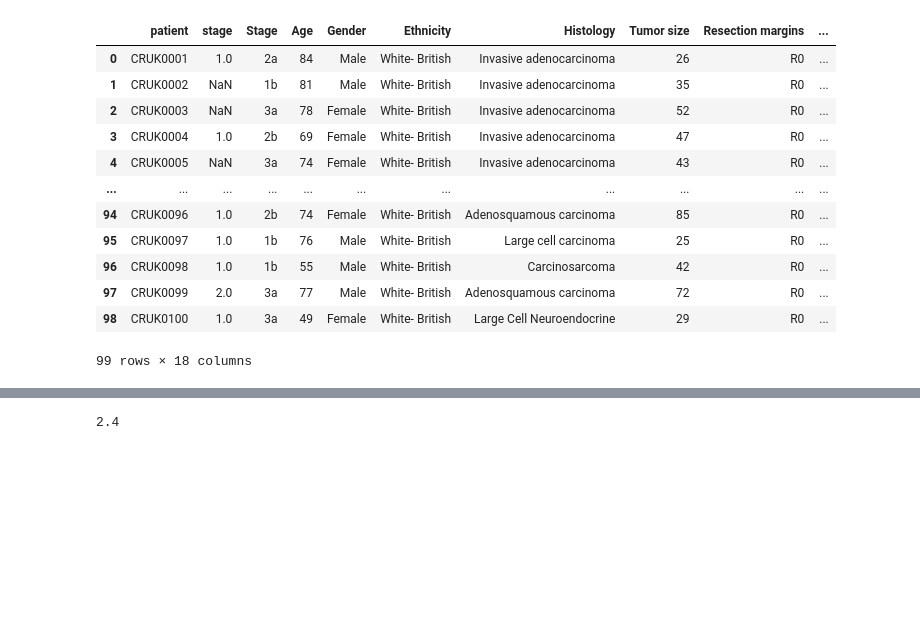
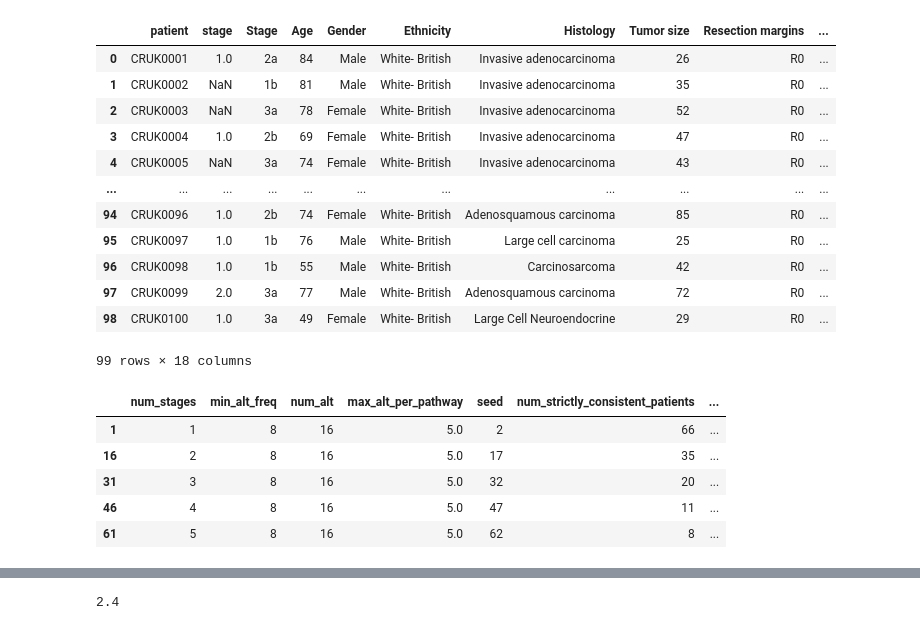
Before and after one commit to sashittal-group/PhyloStage, a Jupyter notebook: notebooks/TRACERx-Results.ipynb, the cells around one changed output, grey strips where cells are left out. Saved outputs shown, nothing was run; the diff lists cells and outputs as text; code cells hidden in the pictures; blank space fills up the shorter version.

```diff
--- a/notebooks/TRACERx-Results.ipynb
+++ b/notebooks/TRACERx-Results.ipynb
@@ -112,3 +112,13 @@ merged_df
 | 97 | CRUK0099 | 2.0 | 3a | 77 | Male | White- British | Adenosquamous carcinoma | 72 | R0 | ... |
 | 98 | CRUK0100 | 1.0 | 3a | 49 | Female | White- British | Large Cell Neuroendocrine | 29 | R0 | ... |
 99 rows × 18 columns
+# %%
+results_df_filt = results_df[(results_df['max_alt_per_pathway'] == 5) & (results_df['min_alt_freq'] == 8)]
+results_df_filt
+# %% [output]
+|  | num_stages | min_alt_freq | num_alt | max_alt_per_pathway | seed | num_strictly_consistent_patients | ... |
+| 1 | 1 | 8 | 16 | 5.0 | 2 | 66 | ... |
+| 16 | 2 | 8 | 16 | 5.0 | 17 | 35 | ... |
+| 31 | 3 | 8 | 16 | 5.0 | 32 | 20 | ... |
+| 46 | 4 | 8 | 16 | 5.0 | 47 | 11 | ... |
+| 61 | 5 | 8 | 16 | 5.0 | 62 | 8 | ... |
```
Also changed, not shown: parts of 2 cells of this notebook, 5 other files.
